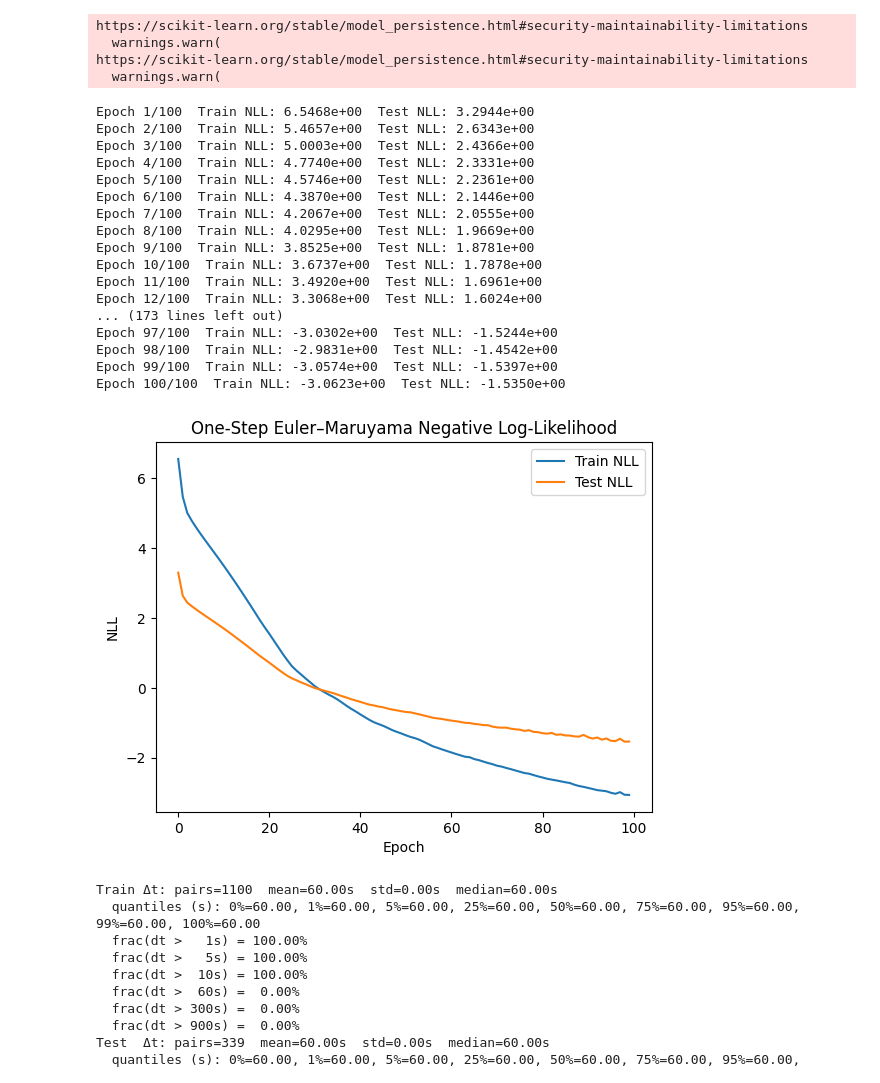
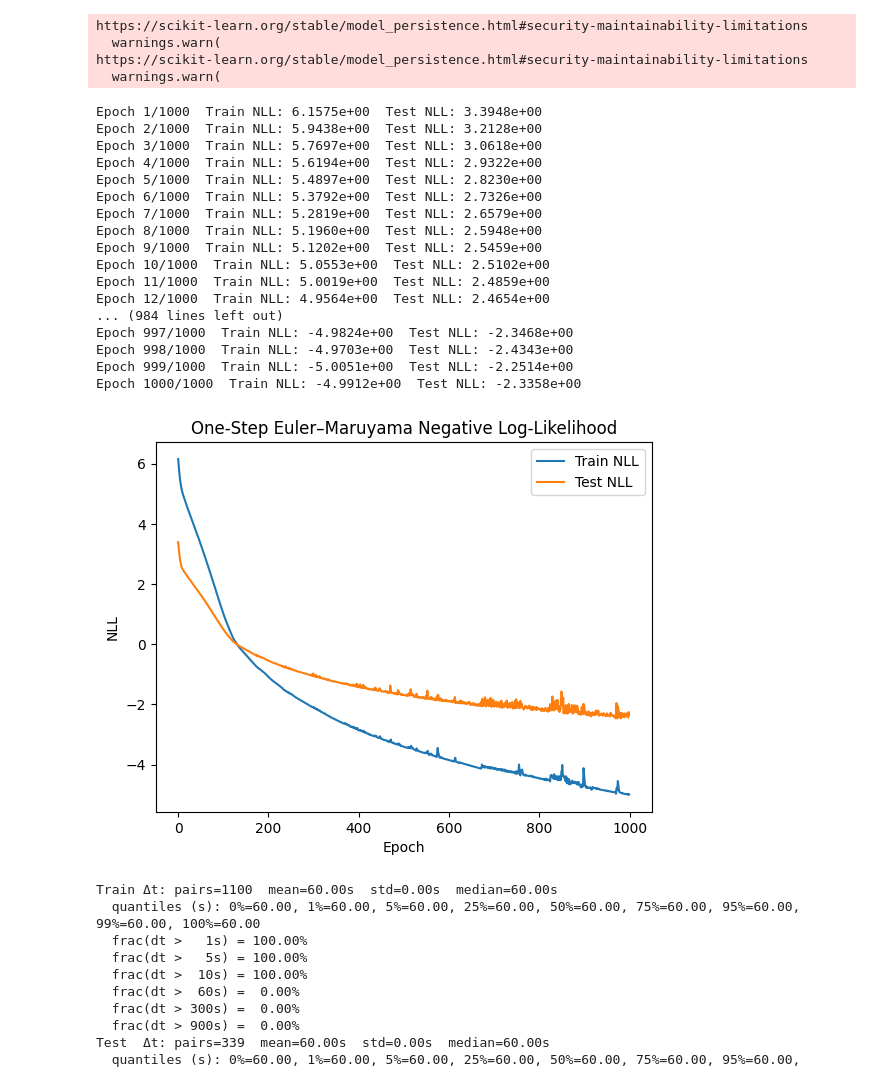
Before and after one commit to yungarjun/deribit_market_model, a Jupyter notebook: neural_sde.ipynb, the cells around one changed output. Drawn from its saved outputs; the diff is of its cells as text; code cells hidden in the pictures.

```diff
--- a/neural_sde.ipynb
+++ b/neural_sde.ipynb
@@ -9,41 +9,42 @@ https://scikit-learn.org/stable/model_persistence.html#security-maintainability-
 # %%
 from neural_sde.loss import likelihood_training
 train_losses, test_losses, model, X_train = likelihood_training(
     outs,
-    n_epochs=100,
-    batch_size=48,
+    n_epochs=1000,
+    batch_size=256,
     lr=1e-4,
-    data='xi'
+    data='xi',
+    zero_drift=False
 )
 
 import matplotlib.pyplot as plt
 plt.figure()
 plt.plot(train_losses, label="Train NLL")
 plt.plot(test_losses, label="Test NLL")
 plt.title("One-Step Euler–Maruyama Negative Log-Likelihood")
 plt.xlabel("Epoch")
 plt.ylabel("NLL")
 plt.legend()
 plt.show()
 # %% [output]
-Epoch 1/100  Train NLL: 6.5468e+00  Test NLL: 3.2944e+00
-Epoch 2/100  Train NLL: 5.4657e+00  Test NLL: 2.6343e+00
-Epoch 3/100  Train NLL: 5.0003e+00  Test NLL: 2.4366e+00
-Epoch 4/100  Train NLL: 4.7740e+00  Test NLL: 2.3331e+00
-Epoch 5/100  Train NLL: 4.5746e+00  Test NLL: 2.2361e+00
-Epoch 6/100  Train NLL: 4.3870e+00  Test NLL: 2.1446e+00
-Epoch 7/100  Train NLL: 4.2067e+00  Test NLL: 2.0555e+00
-Epoch 8/100  Train NLL: 4.0295e+00  Test NLL: 1.9669e+00
-Epoch 9/100  Train NLL: 3.8525e+00  Test NLL: 1.8781e+00
-Epoch 10/100  Train NLL: 3.6737e+00  Test NLL: 1.7878e+00
-Epoch 11/100  Train NLL: 3.4920e+00  Test NLL: 1.6961e+00
-Epoch 12/100  Train NLL: 3.3068e+00  Test NLL: 1.6024e+00
-... (173 lines left out)
-Epoch 97/100  Train NLL: -3.0302e+00  Test NLL: -1.5244e+00
-Epoch 98/100  Train NLL: -2.9831e+00  Test NLL: -1.4542e+00
-Epoch 99/100  Train NLL: -3.0574e+00  Test NLL: -1.5397e+00
-Epoch 100/100  Train NLL: -3.0623e+00  Test NLL: -1.5350e+00
+Epoch 1/1000  Train NLL: 6.1575e+00  Test NLL: 3.3948e+00
+Epoch 2/1000  Train NLL: 5.9438e+00  Test NLL: 3.2128e+00
+Epoch 3/1000  Train NLL: 5.7697e+00  Test NLL: 3.0618e+00
+Epoch 4/1000  Train NLL: 5.6194e+00  Test NLL: 2.9322e+00
+Epoch 5/1000  Train NLL: 5.4897e+00  Test NLL: 2.8230e+00
+Epoch 6/1000  Train NLL: 5.3792e+00  Test NLL: 2.7326e+00
+Epoch 7/1000  Train NLL: 5.2819e+00  Test NLL: 2.6579e+00
+Epoch 8/1000  Train NLL: 5.1960e+00  Test NLL: 2.5948e+00
+Epoch 9/1000  Train NLL: 5.1202e+00  Test NLL: 2.5459e+00
+Epoch 10/1000  Train NLL: 5.0553e+00  Test NLL: 2.5102e+00
+Epoch 11/1000  Train NLL: 5.0019e+00  Test NLL: 2.4859e+00
+Epoch 12/1000  Train NLL: 4.9564e+00  Test NLL: 2.4654e+00
+... (984 lines left out)
+Epoch 997/1000  Train NLL: -4.9824e+00  Test NLL: -2.3468e+00
+Epoch 998/1000  Train NLL: -4.9703e+00  Test NLL: -2.4343e+00
+Epoch 999/1000  Train NLL: -5.0051e+00  Test NLL: -2.2514e+00
+Epoch 1000/1000  Train NLL: -4.9912e+00  Test NLL: -2.3358e+00
-[figure, old version]
+[figure, new version]
 # %%
 # Python
 import numpy as np
```
Also changed, not shown: parts of 16 cells of this notebook, 5 other files.
